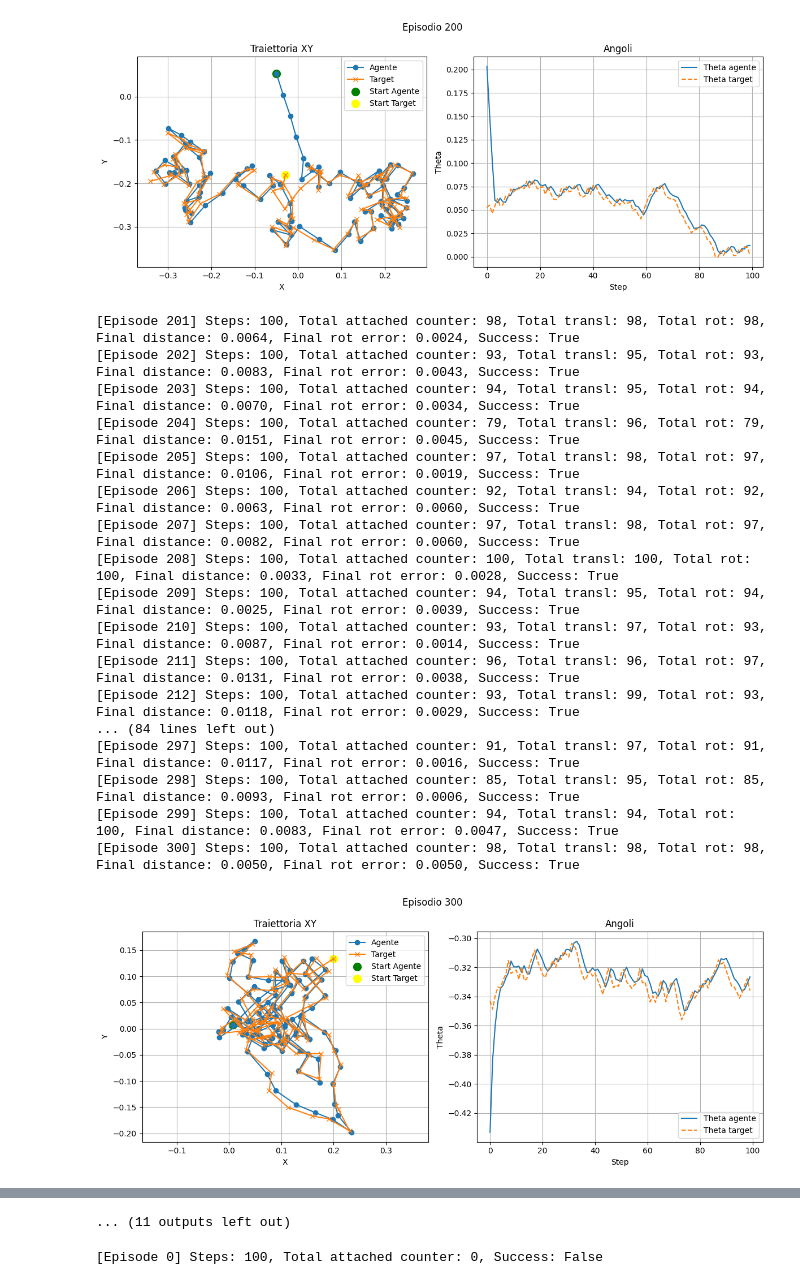
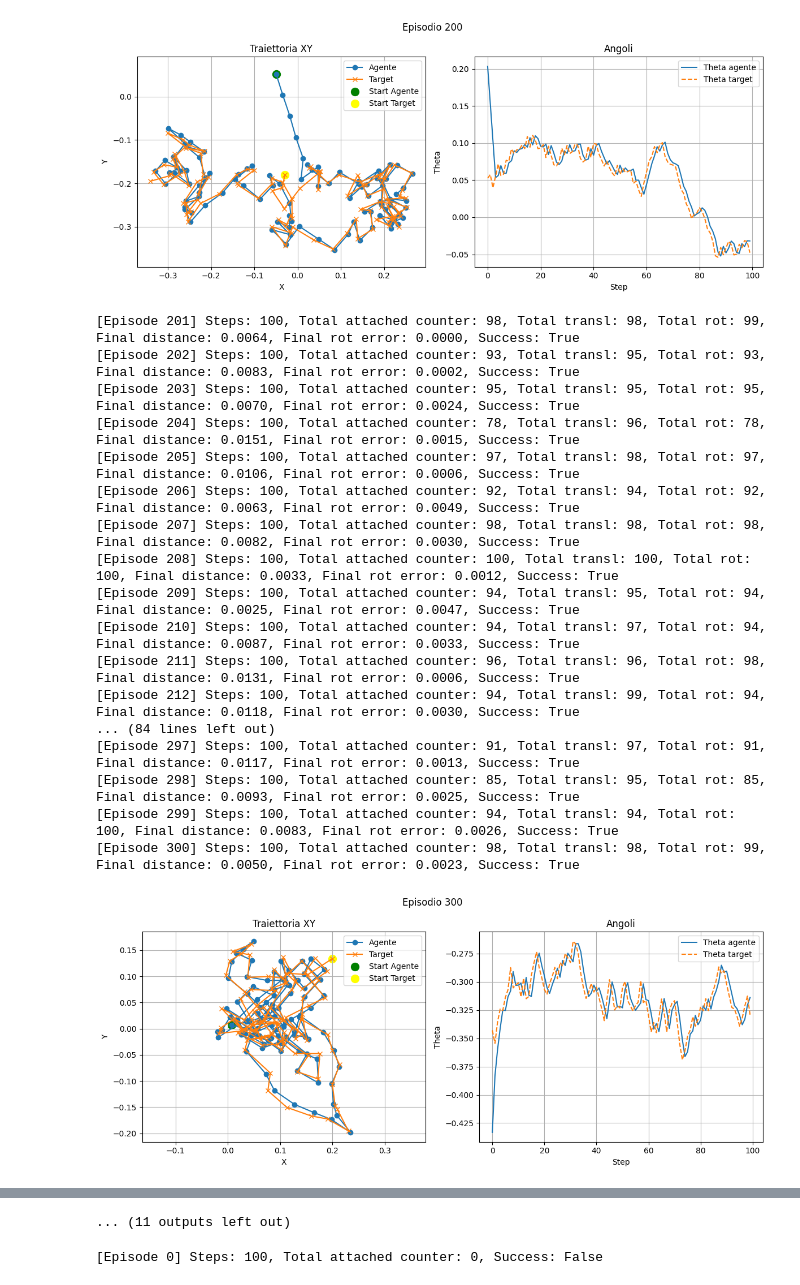
Before and after one commit to EdoardoZappia/RL_IL_AR_for_surgery, a Jupyter notebook: test.ipynb, the cells around one changed output, grey strips where cells are left out. Saved outputs shown, nothing was run; the diff lists cells and outputs as text; code cells hidden in the pictures.

```diff
--- a/test.ipynb
+++ b/test.ipynb
@@ -153,7 +153,7 @@ def plot_trajectory(trajectory, target_traj, theta_traj, theta_target_traj, epis
 # --- MAIN ---
 if __name__ == "__main__":
     ckpt_transl = "/Users/edoardozappia/Documents/GitHub/RL_IL_AR_for_surgery/Traslazioni-dinamiche/No-noise/ddpg_run_dyn20250416_200754/checkpoint_ep2950.pth"
-    ckpt_rot = "/Users/edoardozappia/Documents/GitHub/RL_IL_AR_for_surgery/Rotazioni-dinamiche/No-noise/ddpg_mov_0.01_20250509_163508/checkpoint_ep782.pth"
+    ckpt_rot = "/Users/edoardozappia/Documents/GitHub/RL_IL_AR_for_surgery/Rotazioni-dinamiche/No-noise/ddpg_mov_0.02_20250509_165055/checkpoint_ep901.pth"
     agent_transl, agent_rot = load_agents(ckpt_transl, ckpt_rot)
     test_dual_agents(agent_transl, agent_rot)
 # %% [output]
@@ -197,19 +197,19 @@ if __name__ == "__main__":
-[figure, old version]
+[figure, new version]
-[Episode 201] Steps: 100, Total attached counter: 98, Total transl: 98, Total rot: 98, Final distance: 0.0064, Final rot error: 0.0024, Success: True
-[Episode 202] Steps: 100, Total attached counter: 93, Total transl: 95, Total rot: 93, Final distance: 0.0083, Final rot error: 0.0043, Success: True
-[Episode 203] Steps: 100, Total attached counter: 94, Total transl: 95, Total rot: 94, Final distance: 0.0070, Final rot error: 0.0034, Success: True
-[Episode 204] Steps: 100, Total attached counter: 79, Total transl: 96, Total rot: 79, Final distance: 0.0151, Final rot error: 0.0045, Success: True
-[Episode 205] Steps: 100, Total attached counter: 97, Total transl: 98, Total rot: 97, Final distance: 0.0106, Final rot error: 0.0019, Success: True
-[Episode 206] Steps: 100, Total attached counter: 92, Total transl: 94, Total rot: 92, Final distance: 0.0063, Final rot error: 0.0060, Success: True
-[Episode 207] Steps: 100, Total attached counter: 97, Total transl: 98, Total rot: 97, Final distance: 0.0082, Final rot error: 0.0060, Success: True
-[Episode 208] Steps: 100, Total attached counter: 100, Total transl: 100, Total rot: 100, Final distance: 0.0033, Final rot error: 0.0028, Success: True
-[Episode 209] Steps: 100, Total attached counter: 94, Total transl: 95, Total rot: 94, Final distance: 0.0025, Final rot error: 0.0039, Success: True
-[Episode 210] Steps: 100, Total attached counter: 93, Total transl: 97, Total rot: 93, Final distance: 0.0087, Final rot error: 0.0014, Success: True
-[Episode 211] Steps: 100, Total attached counter: 96, Total transl: 96, Total rot: 97, Final distance: 0.0131, Final rot error: 0.0038, Success: True
-[Episode 212] Steps: 100, Total attached counter: 93, Total transl: 99, Total rot: 93, Final distance: 0.0118, Final rot error: 0.0029, Success: True
+[Episode 201] Steps: 100, Total attached counter: 98, Total transl: 98, Total rot: 99, Final distance: 0.0064, Final rot error: 0.0000, Success: True
+[Episode 202] Steps: 100, Total attached counter: 93, Total transl: 95, Total rot: 93, Final distance: 0.0083, Final rot error: 0.0002, Success: True
+[Episode 203] Steps: 100, Total attached counter: 95, Total transl: 95, Total rot: 95, Final distance: 0.0070, Final rot error: 0.0024, Success: True
+[Episode 204] Steps: 100, Total attached counter: 78, Total transl: 96, Total rot: 78, Final distance: 0.0151, Final rot error: 0.0015, Success: True
+[Episode 205] Steps: 100, Total attached counter: 97, Total transl: 98, Total rot: 97, Final distance: 0.0106, Final rot error: 0.0006, Success: True
+[Episode 206] Steps: 100, Total attached counter: 92, Total transl: 94, Total rot: 92, Final distance: 0.0063, Final rot error: 0.0049, Success: True
+[Episode 207] Steps: 100, Total attached counter: 98, Total transl: 98, Total rot: 98, Final distance: 0.0082, Final rot error: 0.0030, Success: True
+[Episode 208] Steps: 100, Total attached counter: 100, Total transl: 100, Total rot: 100, Final distance: 0.0033, Final rot error: 0.0012, Success: True
+[Episode 209] Steps: 100, Total attached counter: 94, Total transl: 95, Total rot: 94, Final distance: 0.0025, Final rot error: 0.0047, Success: True
+[Episode 210] Steps: 100, Total attached counter: 94, Total transl: 97, Total rot: 94, Final distance: 0.0087, Final rot error: 0.0033, Success: True
+[Episode 211] Steps: 100, Total attached counter: 96, Total transl: 96, Total rot: 98, Final distance: 0.0131, Final rot error: 0.0006, Success: True
+[Episode 212] Steps: 100, Total attached counter: 94, Total transl: 99, Total rot: 94, Final distance: 0.0118, Final rot error: 0.0030, Success: True
 ... (84 lines left out)
-[Episode 297] Steps: 100, Total attached counter: 91, Total transl: 97, Total rot: 91, Final distance: 0.0117, Final rot error: 0.0016, Success: True
-[Episode 298] Steps: 100, Total attached counter: 85, Total transl: 95, Total rot: 85, Final distance: 0.0093, Final rot error: 0.0006, Success: True
-[Episode 299] Steps: 100, Total attached counter: 94, Total transl: 94, Total rot: 100, Final distance: 0.0083, Final rot error: 0.0047, Success: True
-[Episode 300] Steps: 100, Total attached counter: 98, Total transl: 98, Total rot: 98, Final distance: 0.0050, Final rot error: 0.0050, Success: True
+[Episode 297] Steps: 100, Total attached counter: 91, Total transl: 97, Total rot: 91, Final distance: 0.0117, Final rot error: 0.0013, Success: True
+[Episode 298] Steps: 100, Total attached counter: 85, Total transl: 95, Total rot: 85, Final distance: 0.0093, Final rot error: 0.0025, Success: True
+[Episode 299] Steps: 100, Total attached counter: 94, Total transl: 94, Total rot: 100, Final distance: 0.0083, Final rot error: 0.0026, Success: True
+[Episode 300] Steps: 100, Total attached counter: 98, Total transl: 98, Total rot: 99, Final distance: 0.0050, Final rot error: 0.0023, Success: True
-[figure, old version]
+[figure, new version]
```
Also changed, not shown: parts of 1 cell of this notebook, 3 other files.
